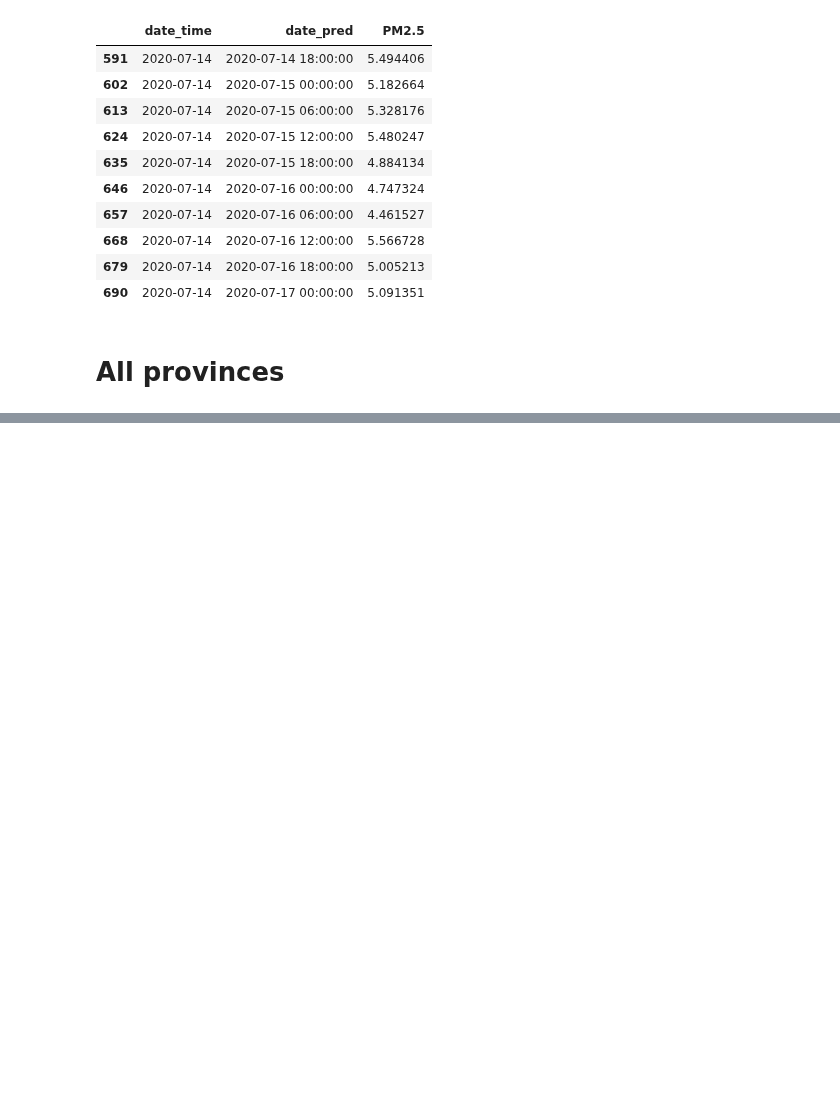
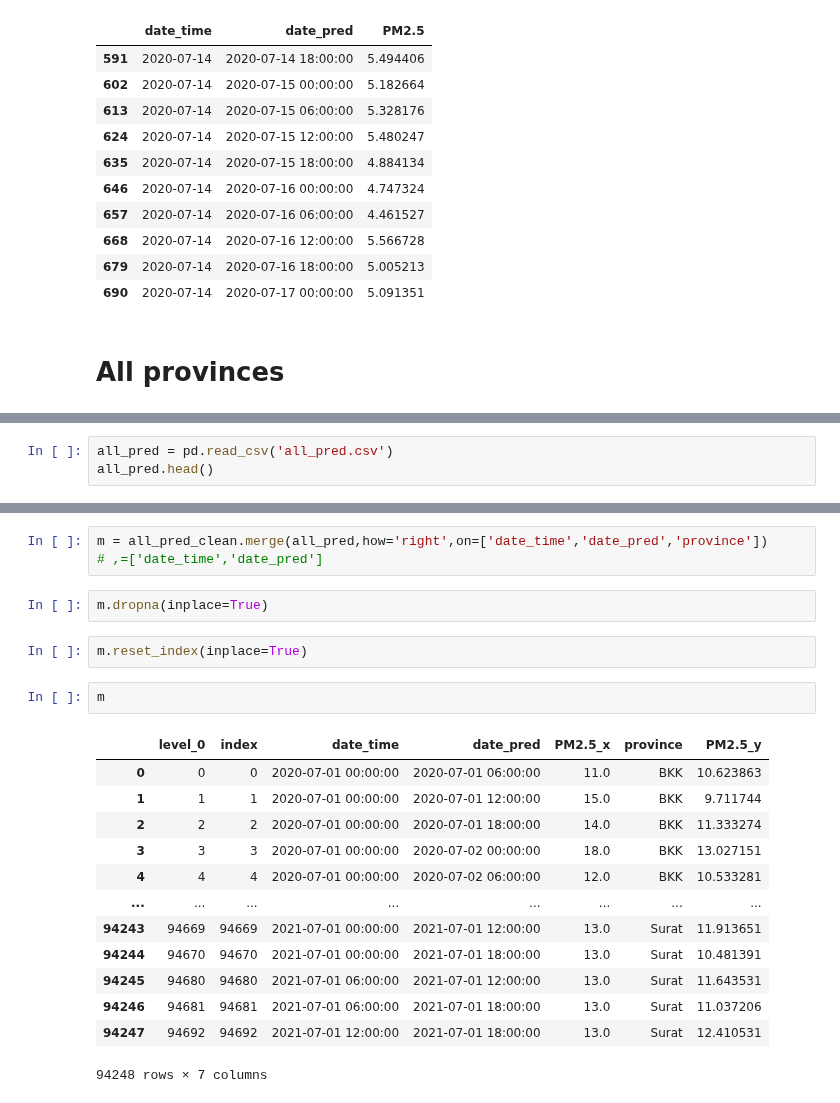
Before and after one commit to NKIKK/ProjectPM2-5_aGroup, a Jupyter notebook: Submit/submit_format.ipynb, the cells around one changed output, grey strips where cells are left out. Drawn from its saved outputs; the diff is of its cells as text; blank space fills up the shorter version.

```diff
--- a/Submit/submit_format.ipynb
+++ b/Submit/submit_format.ipynb
@@ -240,0 +352,3 @@ FileNotFoundError: [Errno 2] No such file or directory: 'Chiangmai_pred.csv'
+# %%
+all_pred = pd.read_csv('all_pred.csv')
+all_pred.head()
@@ -240,0 +362,23 @@ FileNotFoundError: [Errno 2] No such file or directory: 'Chiangmai_pred.csv'
+# %%
+m = all_pred_clean.merge(all_pred,how='right',on=['date_time','date_pred','province'])
+# ,=['date_time','date_pred']
+# %%
+m.dropna(inplace=True)
+# %%
+m.reset_index(inplace=True)
+# %%
+m
+# %% [output]
+|  | level_0 | index | date_time | date_pred | PM2.5_x | province | PM2.5_y |
+| 0 | 0 | 0 | 2020-07-01 00:00:00 | 2020-07-01 06:00:00 | 11.0 | BKK | 10.623863 |
+| 1 | 1 | 1 | 2020-07-01 00:00:00 | 2020-07-01 12:00:00 | 15.0 | BKK | 9.711744 |
+| 2 | 2 | 2 | 2020-07-01 00:00:00 | 2020-07-01 18:00:00 | 14.0 | BKK | 11.333274 |
+| 3 | 3 | 3 | 2020-07-01 00:00:00 | 2020-07-02 00:00:00 | 18.0 | BKK | 13.027151 |
+| 4 | 4 | 4 | 2020-07-01 00:00:00 | 2020-07-02 06:00:00 | 12.0 | BKK | 10.533281 |
+| ... | ... | ... | ... | ... | ... | ... | ... |
+| 94243 | 94669 | 94669 | 2021-07-01 00:00:00 | 2021-07-01 12:00:00 | 13.0 | Surat | 11.913651 |
+| 94244 | 94670 | 94670 | 2021-07-01 00:00:00 | 2021-07-01 18:00:00 | 13.0 | Surat | 10.481391 |
+| 94245 | 94680 | 94680 | 2021-07-01 06:00:00 | 2021-07-01 12:00:00 | 13.0 | Surat | 11.643531 |
+| 94246 | 94681 | 94681 | 2021-07-01 06:00:00 | 2021-07-01 18:00:00 | 13.0 | Surat | 11.037206 |
+| 94247 | 94692 | 94692 | 2021-07-01 12:00:00 | 2021-07-01 18:00:00 | 13.0 | Surat | 12.410531 |
+94248 rows × 7 columns
```
Also changed, not shown: parts of 20 cells of this notebook, 14 other files.
